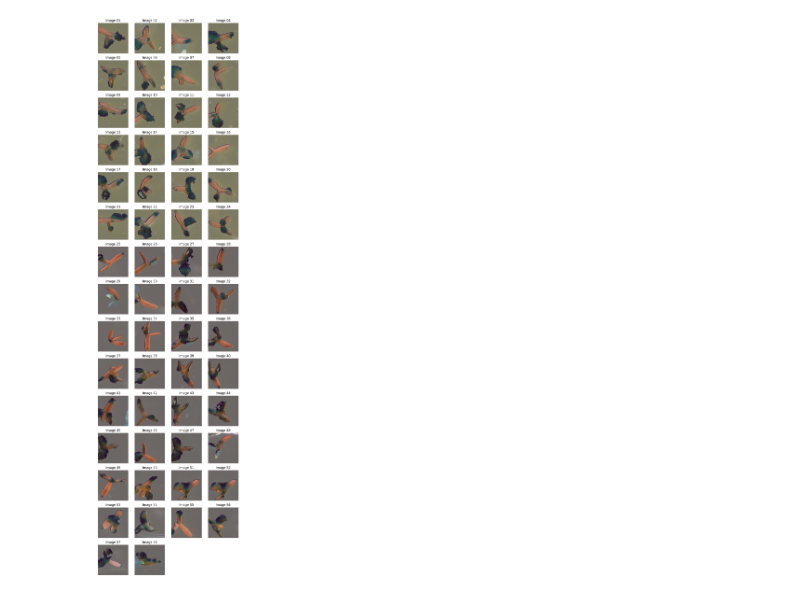
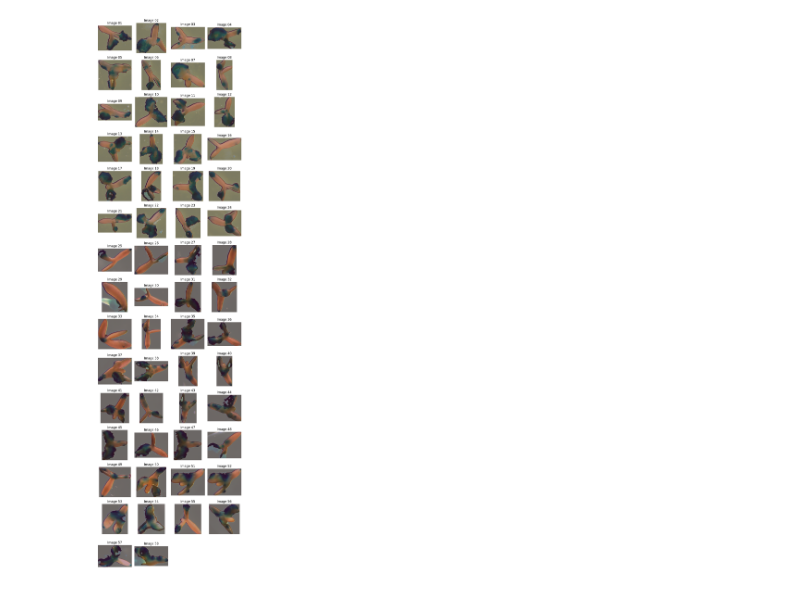
Before and after one commit to bramvaneerden/IA_Assignments, a Jupyter notebook: A5/classification.ipynb, the cells around one changed output. Saved outputs shown, nothing was run; the diff lists cells and outputs as text; code cells hidden in the pictures.

Commit message:
Changed cropping to be based on object's bounding box.

```diff
--- a/A5/classification.ipynb
+++ b/A5/classification.ipynb
@@ -87,31 +95,30 @@ def apply_segmentation(img):
     return filtered_img, center
 # %%
 images = {}
-cropped_images = {}
-segmented_images = {}
 for fn in os.listdir(root):
     incoming_img = dip.ImageReadTIFF(os.path.join(root, fn))
     label = parse_filename(fn)
     scaled_img = min_max_rescale(incoming_img)
-    img_number, img = parse_new_image(images, scaled_img, label)
-    if img_number is None:
-        continue
-    images[img_number] = img
-    segmented_img, center = apply_segmentation(img)
-    cropped_img = crop_based_on_object(img, center)
-    cropped_segmented_img = crop_based_on_object(segmented_img, center)
-    cropped_images[img_number] = cropped_img
-    segmented_images[img_number] = cropped_segmented_img
+    images = parse_new_image(images, scaled_img, label)
+# %%
+segmented_images = {}
+for img_number in images.keys():
+    segmented_img, _ = apply_segmentation(images[img_number])
+    segmented_images[img_number] = segmented_img
+    crop_seg_img, crop_img = crop_based_on_object(segmented_img,
+                                                  images[img_number])
+    images[img_number] = crop_img
+    segmented_images[img_number] = crop_seg_img
 # %%
 fig, axs = plt.subplots(15, 4, figsize=(8, 30))
 axs = axs.flatten()
-for idx, k in enumerate(sorted(segmented_images.keys())):
-    axs[idx].imshow(cropped_images[k], cmap='grey', origin='lower')
+for idx, k in enumerate(sorted(images.keys())):
+    axs[idx].imshow(images[k], cmap='grey', origin='lower')
     axs[idx].imshow(segmented_images[k], cmap='Reds', origin='lower', alpha=0.4)
     axs[idx].set_title(f'Image {k}')
 
 [ax.axis('off') for ax in axs]
 plt.tight_layout()
 plt.show()
 # %% [output]
-[figure, old version]
+[figure, new version]
```
Also changed, not shown: parts of 3 cells of this notebook.
